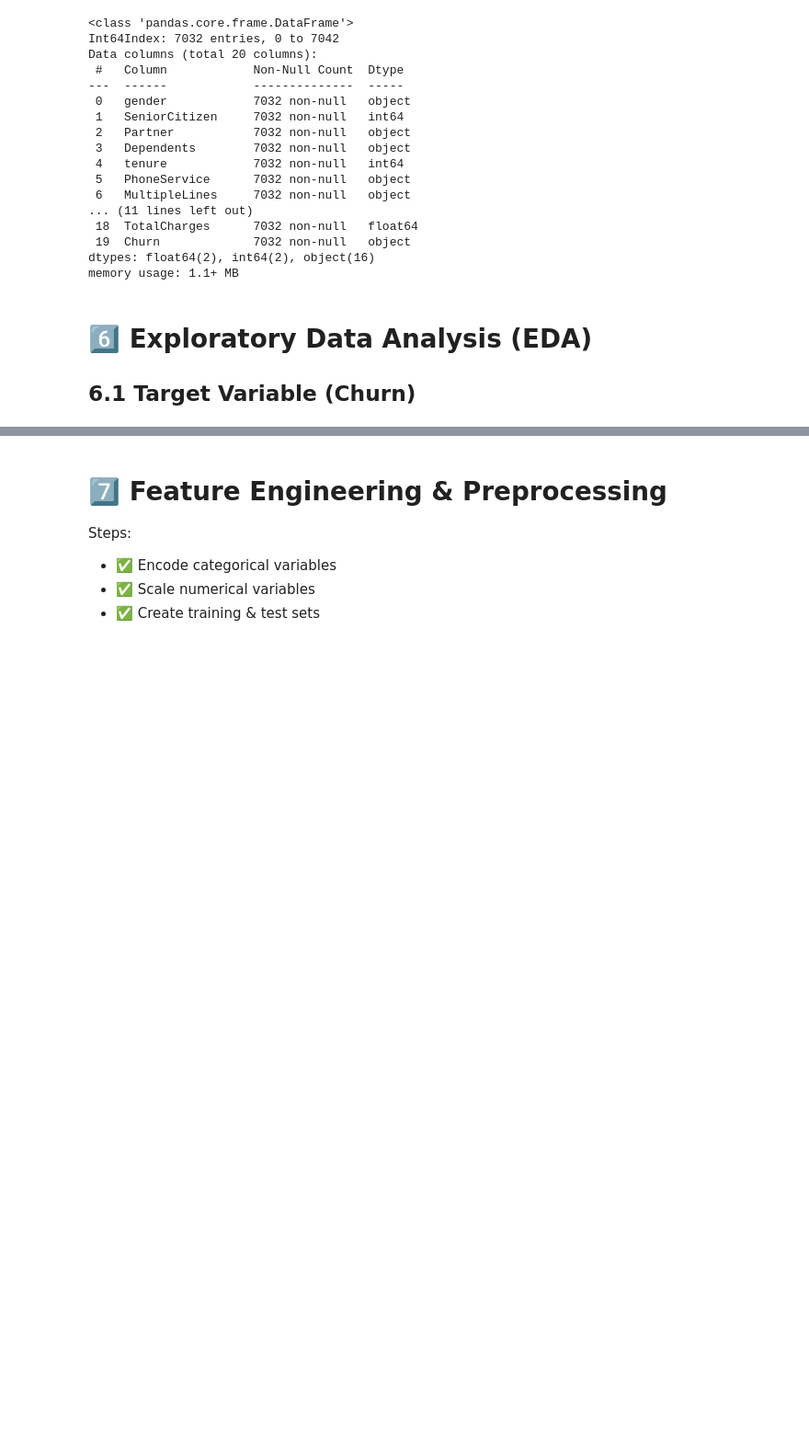
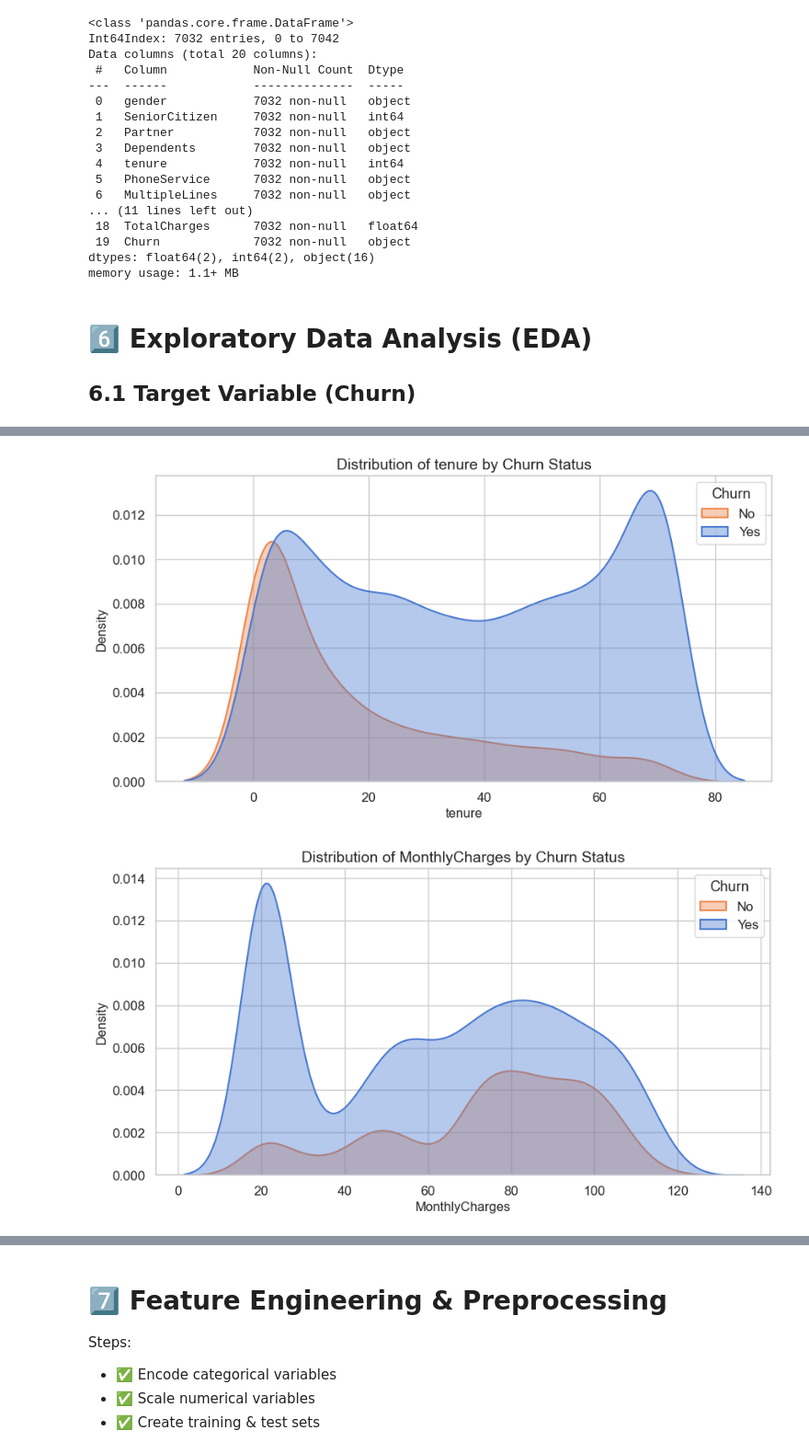
Before and after one commit to Johnnysnipes90/telco-churn-analytics, a Jupyter notebook: ML for marketing.ipynb, the cells around one changed output, grey strips where cells are left out. Shown at 92% size. Cells and saved outputs as stored; diff of their text form; code cells hidden in the pictures; blank space fills up the shorter version.

```diff
--- a/ML for marketing.ipynb
+++ b/ML for marketing.ipynb
@@ -239,7 +288,0 @@ We noticed from the visuals above that there are more customers that did not chu
-# %%
-num_features = ['tenure', 'MonthlyCharges', 'TotalCharges']
-for col in num_features:
-    plt.figure(figsize=(8,4))
-    sns.kdeplot(data=telco_raw, x=col, hue='Churn', fill=True, alpha=0.5)
-    plt.title(f'{col} by Churn')
-    plt.show()
@@ -252,15 +288,0 @@ for col in num_features:
-# %%
-cat_features = ['gender', 'SeniorCitizen', 'Partner', 'Dependents', 'PhoneService',
-                'MultipleLines', 'InternetService', 'OnlineSecurity', 'OnlineBackup',
-                'DeviceProtection', 'TechSupport', 'StreamingTV', 'StreamingMovies',
-                'Contract', 'PaperlessBilling', 'PaymentMethod']
-
-for col in cat_features:
-    plt.figure(figsize=(8,4))
-    churn_pct = telco_raw.groupby(col)['Churn'].value_counts(normalize=True).unstack()
-    churn_pct.plot(kind='bar', stacked=True, colormap='Set1', figsize=(8,4))
-    plt.title(f'Churn by {col}')
-    plt.ylabel('Proportion')
-    plt.legend(title='Churn', loc='upper right')
-    plt.tight_layout()
-    plt.show();
@@ -280,0 +289,18 @@ for col in cat_features:
+# %%
+num_features = ['tenure', 'MonthlyCharges', 'TotalCharges']
+
+for col in num_features:
+    plt.figure(figsize=(9, 5))
+    ax = sns.kdeplot(
+        data=telco_raw, x=col, hue='Churn', fill=True, alpha=0.4, linewidth=1.5
+    )
+    ax.set_title(f"Distribution of {col} by Churn Status", fontsize=14)
+    ax.set_xlabel(col, fontsize=12)
+    ax.set_ylabel("Density", fontsize=12)
+    plt.legend(title='Churn', labels=['No', 'Yes'])
+    plt.tight_layout()
+    plt.savefig(f"{col}_distribution.png", dpi=300)  # Save for LaTeX inclusion
+    plt.show()
+# %% [output]
+[figure, added]
+[figure, added]
```
Also changed, not shown: parts of 34 cells of this notebook, 1 other file.
